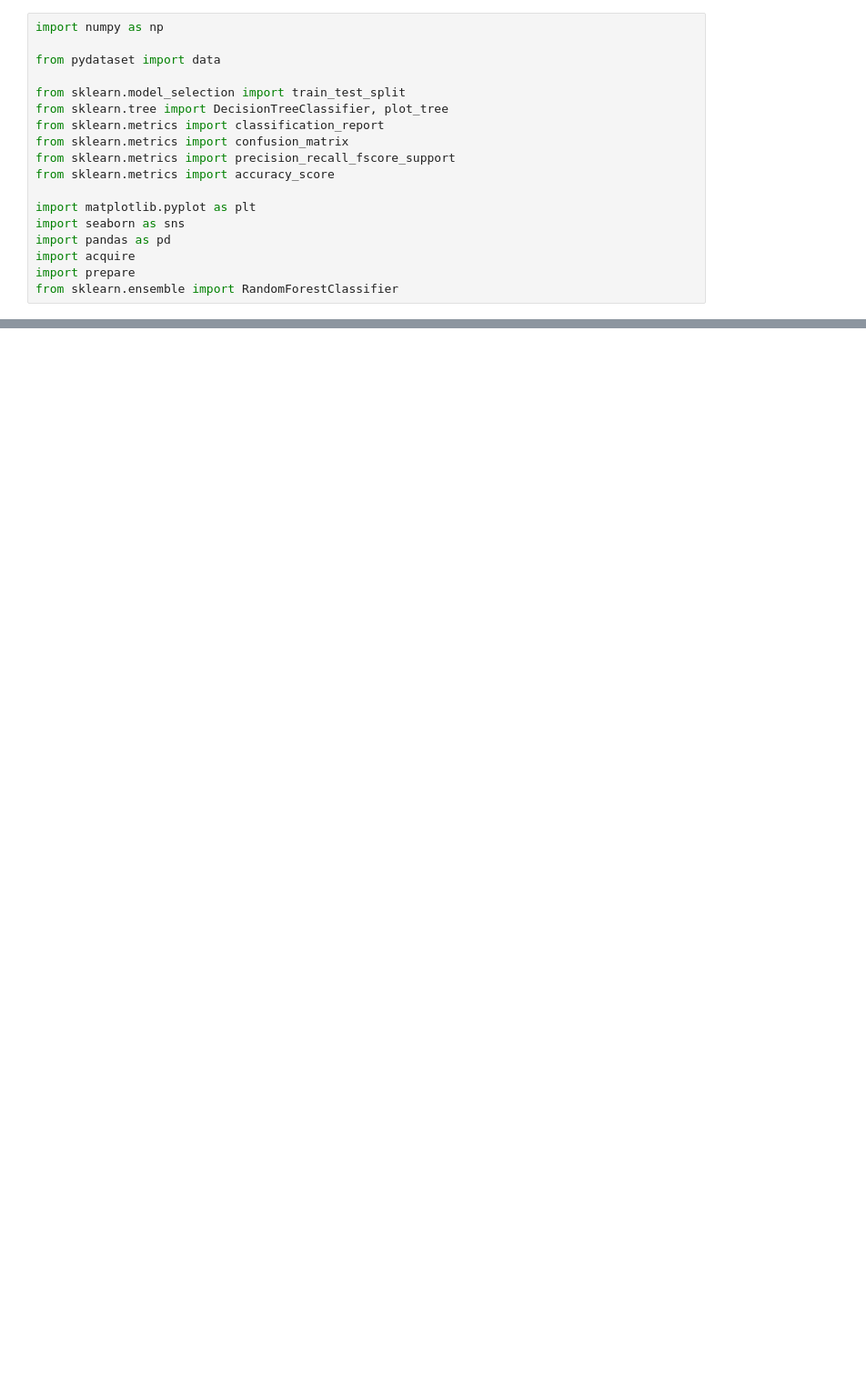
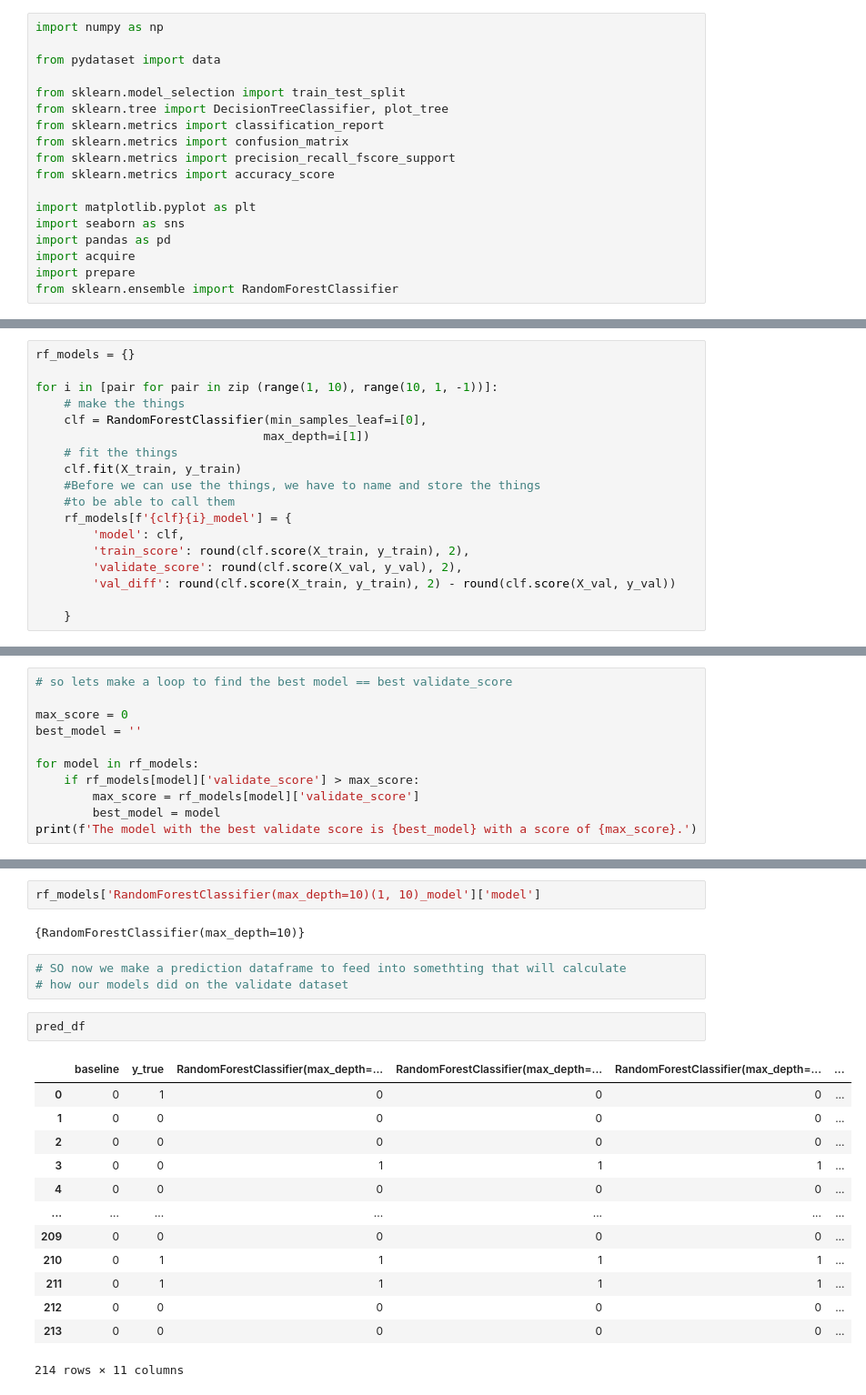
Before and after one commit to caroline-miller0921/classification_exercises, a Jupyter notebook: random_forests.ipynb, the cells around one changed output, grey strips where cells are left out. Shown at 91% size. Drawn from its saved outputs; the diff is of its cells as text; blank space fills up the shorter version.

```diff
--- a/random_forests.ipynb
+++ b/random_forests.ipynb
@@ -18,0 +132,18 @@ from sklearn.ensemble import RandomForestClassifier
+# %%
+rf_models = {}
+
+for i in [pair for pair in zip (range(1, 10), range(10, 1, -1))]:
+    # make the things
+    clf = RandomForestClassifier(min_samples_leaf=i[0],
+                                max_depth=i[1])
+    # fit the things
+    clf.fit(X_train, y_train)
+    #Before we can use the things, we have to name and store the things
+    #to be able to call them
+    rf_models[f'{clf}{i}_model'] = {
+        'model': clf,
+        'train_score': round(clf.score(X_train, y_train), 2),
+        'validate_score': round(clf.score(X_val, y_val), 2),
+        'val_diff': round(clf.score(X_train, y_train), 2) - round(clf.score(X_val, y_val))
+
+    }
@@ -18,0 +163,11 @@ from sklearn.ensemble import RandomForestClassifier
+# %%
+# so lets make a loop to find the best model == best validate_score
+
+max_score = 0
+best_model = ''
+
+for model in rf_models:
+    if rf_models[model]['validate_score'] > max_score:
+        max_score = rf_models[model]['validate_score']
+        best_model = model
+print(f'The model with the best validate score is {best_model} with a score of {max_score}.')
@@ -18,0 +206,23 @@ from sklearn.ensemble import RandomForestClassifier
+# %%
+rf_models['RandomForestClassifier(max_depth=10)(1, 10)_model']['model']
+# %% [output]
+{RandomForestClassifier(max_depth=10)}
+# %%
+# SO now we make a prediction dataframe to feed into somethting that will calculate
+# how our models did on the validate dataset
+# %%
+pred_df
+# %% [output]
+|  | baseline | y_true | RandomForestClassifier(max_depth=... | RandomForestClassifier(max_depth=... | RandomForestClassifier(max_depth=... | ... |
+| 0 | 0 | 1 | 0 | 0 | 0 | ... |
+| 1 | 0 | 0 | 0 | 0 | 0 | ... |
+| 2 | 0 | 0 | 0 | 0 | 0 | ... |
+| 3 | 0 | 0 | 1 | 1 | 1 | ... |
+| 4 | 0 | 0 | 0 | 0 | 0 | ... |
+| ... | ... | ... | ... | ... | ... | ... |
+| 209 | 0 | 0 | 0 | 0 | 0 | ... |
+| 210 | 0 | 1 | 1 | 1 | 1 | ... |
+| 211 | 0 | 1 | 1 | 1 | 1 | ... |
+| 212 | 0 | 0 | 0 | 0 | 0 | ... |
+| 213 | 0 | 0 | 0 | 0 | 0 | ... |
+214 rows × 11 columns
```
Also changed, not shown: parts of 36 cells of this notebook, 2 other files.
